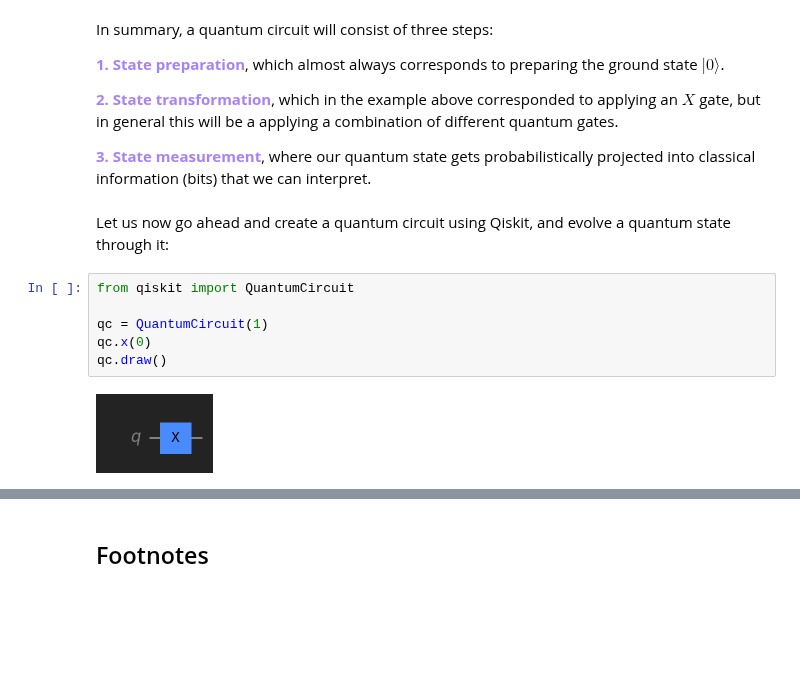
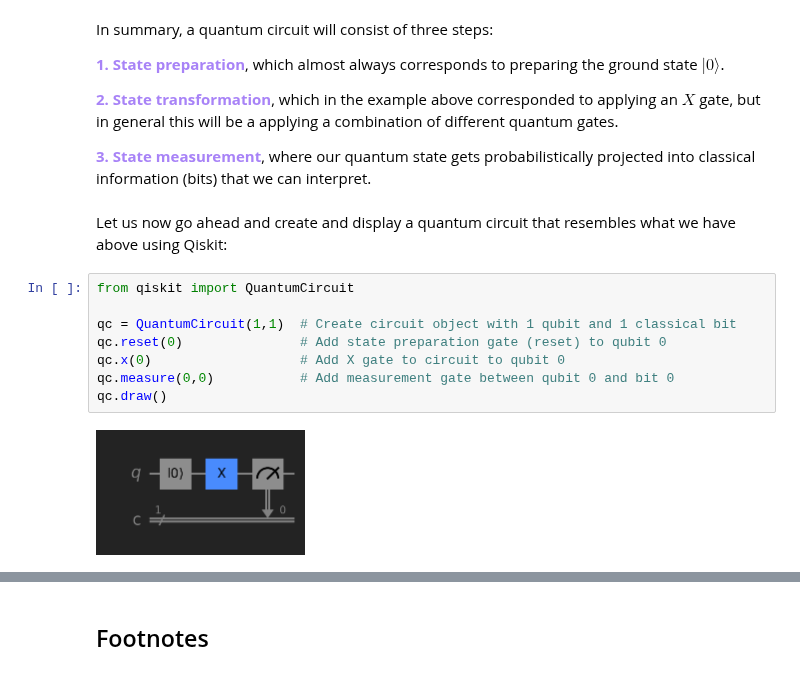
Before and after one commit to learn-quantum/lqc-textbook, a Jupyter notebook: _sources/chapters/02_quantum_computing/02_01_bits_to_qubits.ipynb, the cells around one changed output, grey strips where cells are left out. Saved outputs shown, nothing was run; the diff lists cells and outputs as text; blank space fills up the shorter version.

```diff
--- a/_sources/chapters/02_quantum_computing/02_01_bits_to_qubits.ipynb
+++ b/_sources/chapters/02_quantum_computing/02_01_bits_to_qubits.ipynb
@@ -372,12 +372,14 @@ In summary, a quantum circuit will consist of three steps:
 
  <span style="color:#a883f7">**3. State measurement**</span>, where our quantum state gets probabilistically projected into classical information (bits) that we can interpret.
 # %% [markdown]
-Let us now go ahead and create a quantum circuit using Qiskit, and evolve a quantum state through it:
+Let us now go ahead and create and display a quantum circuit that resembles what we have above using Qiskit:
 # %%
 from qiskit import QuantumCircuit
 
-qc = QuantumCircuit(1)
-qc.x(0)
+qc = QuantumCircuit(1,1)  # Create circuit object with 1 qubit and 1 classical bit
+qc.reset(0)               # Add state preparation gate (reset) to qubit 0
+qc.x(0)                   # Add X gate to circuit to qubit 0
+qc.measure(0,0)           # Add measurement gate between qubit 0 and bit 0
 qc.draw()
 # %% [output]
-[figure, old version]
+[figure, new version]
```
Also changed, not shown: parts of 26 cells of this notebook, 7 other files.
